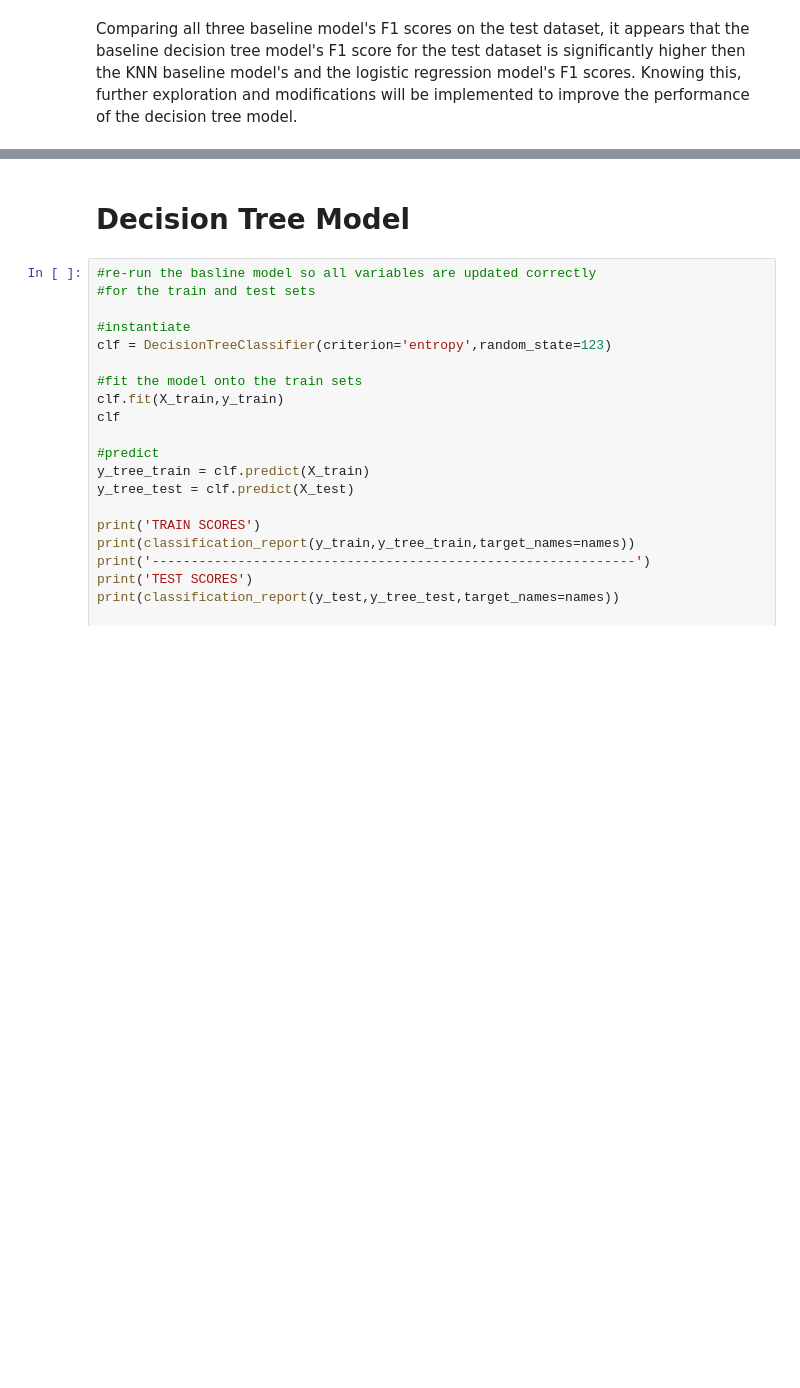
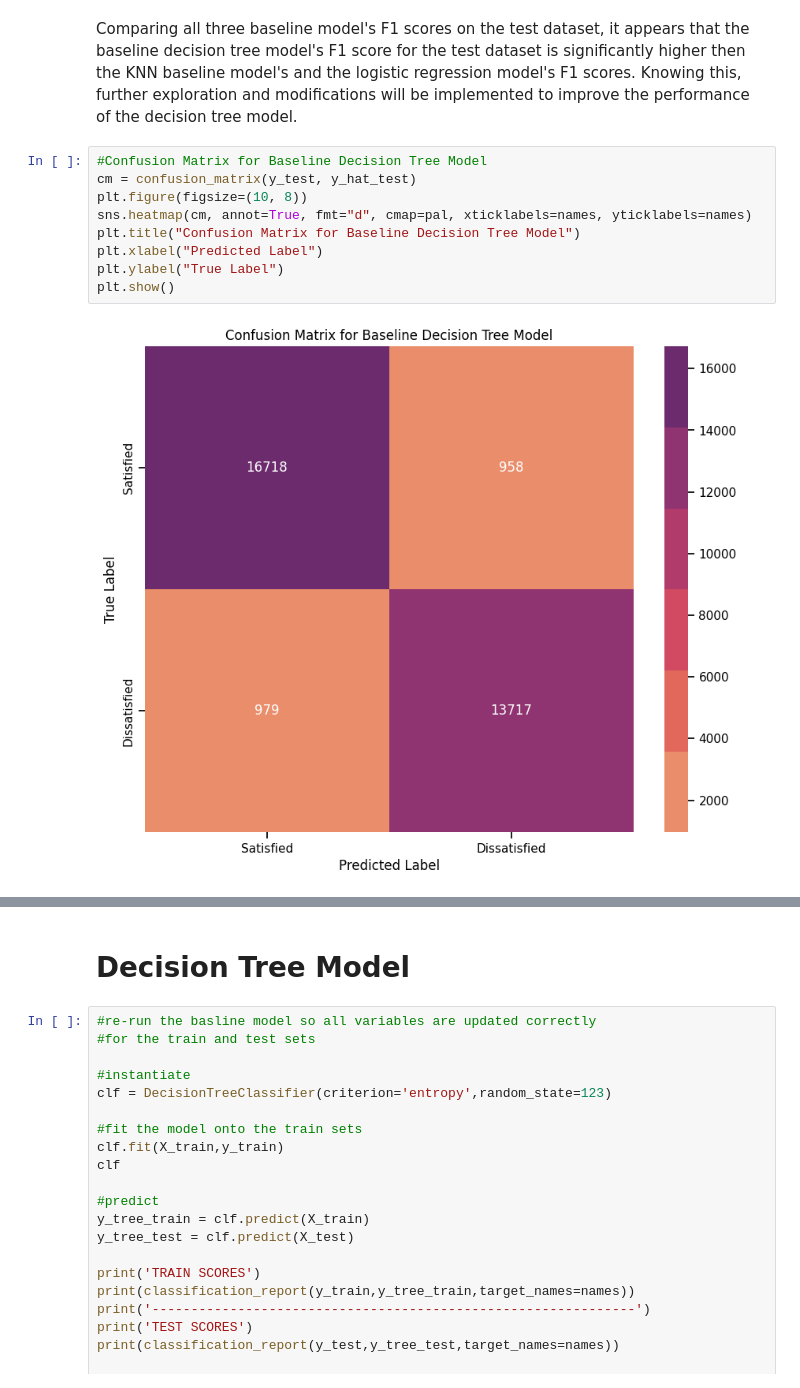
Before and after one commit to emilykmarsh/Disney_Airline_Feature_Recommendation, a Jupyter notebook: Notebook.ipynb, the cells around one changed output, grey strips where cells are left out. Saved outputs shown, nothing was run; the diff lists cells and outputs as text; blank space fills up the shorter version.

```diff
--- a/Notebook.ipynb
+++ b/Notebook.ipynb
@@ -749,3 +775,14 @@ f1-score of knn model is 0.702
 f1-score of baseline decision tree is 0.94
 # %% [markdown]
 Comparing all three baseline model's F1 scores on the test dataset, it appears that the baseline decision tree model's F1 score for the test dataset is significantly higher then the KNN baseline model's and the logistic regression model's F1 scores. Knowing this, further exploration and modifications will be implemented to improve the performance of the decision tree model.
+# %%
+#Confusion Matrix for Baseline Decision Tree Model
+cm = confusion_matrix(y_test, y_hat_test)
+plt.figure(figsize=(10, 8))
+sns.heatmap(cm, annot=True, fmt="d", cmap=pal, xticklabels=names, yticklabels=names)
+plt.title("Confusion Matrix for Baseline Decision Tree Model")
+plt.xlabel("Predicted Label")
+plt.ylabel("True Label")
+plt.show()
+# %% [output]
+[figure, added]
```
Also changed, not shown: parts of 45 cells of this notebook, 1 other file.
